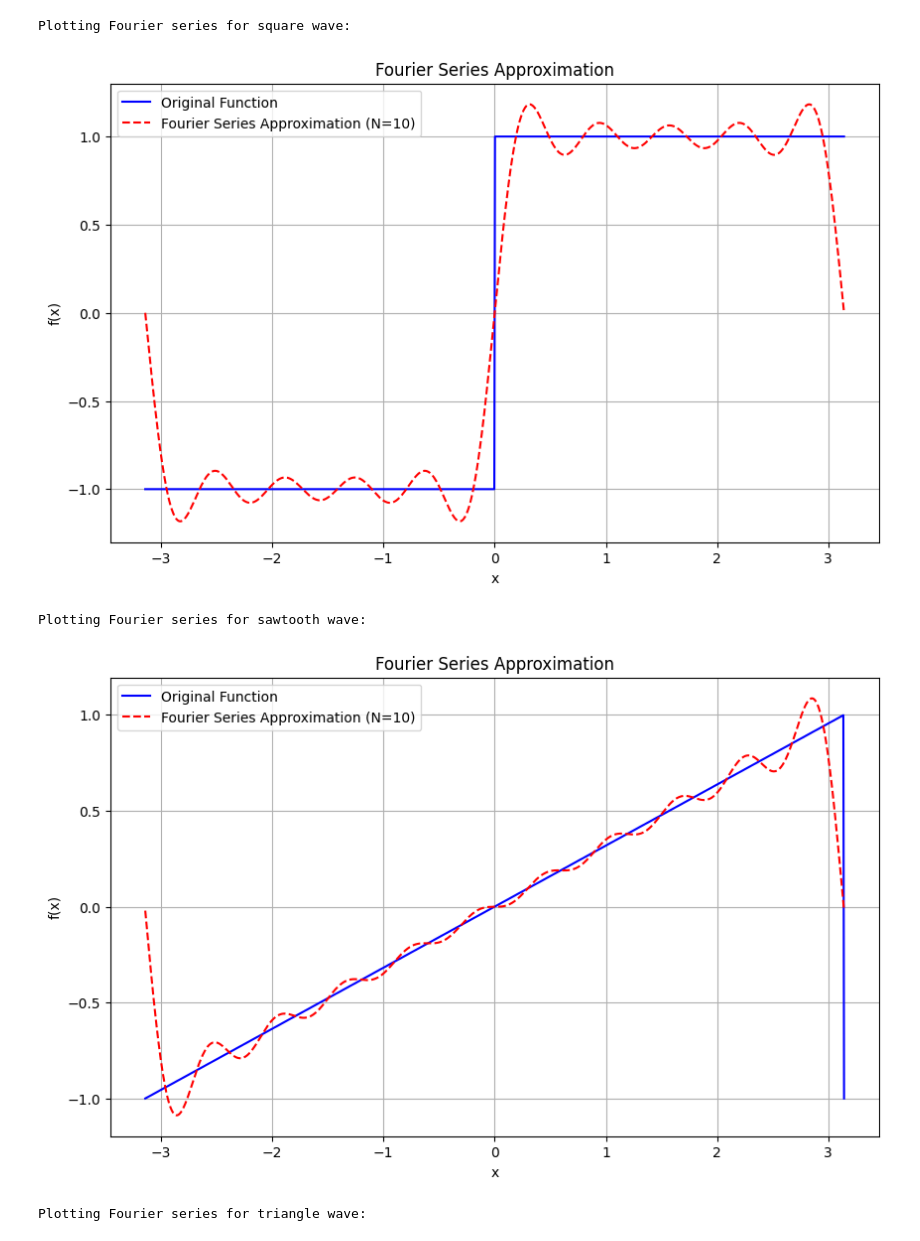
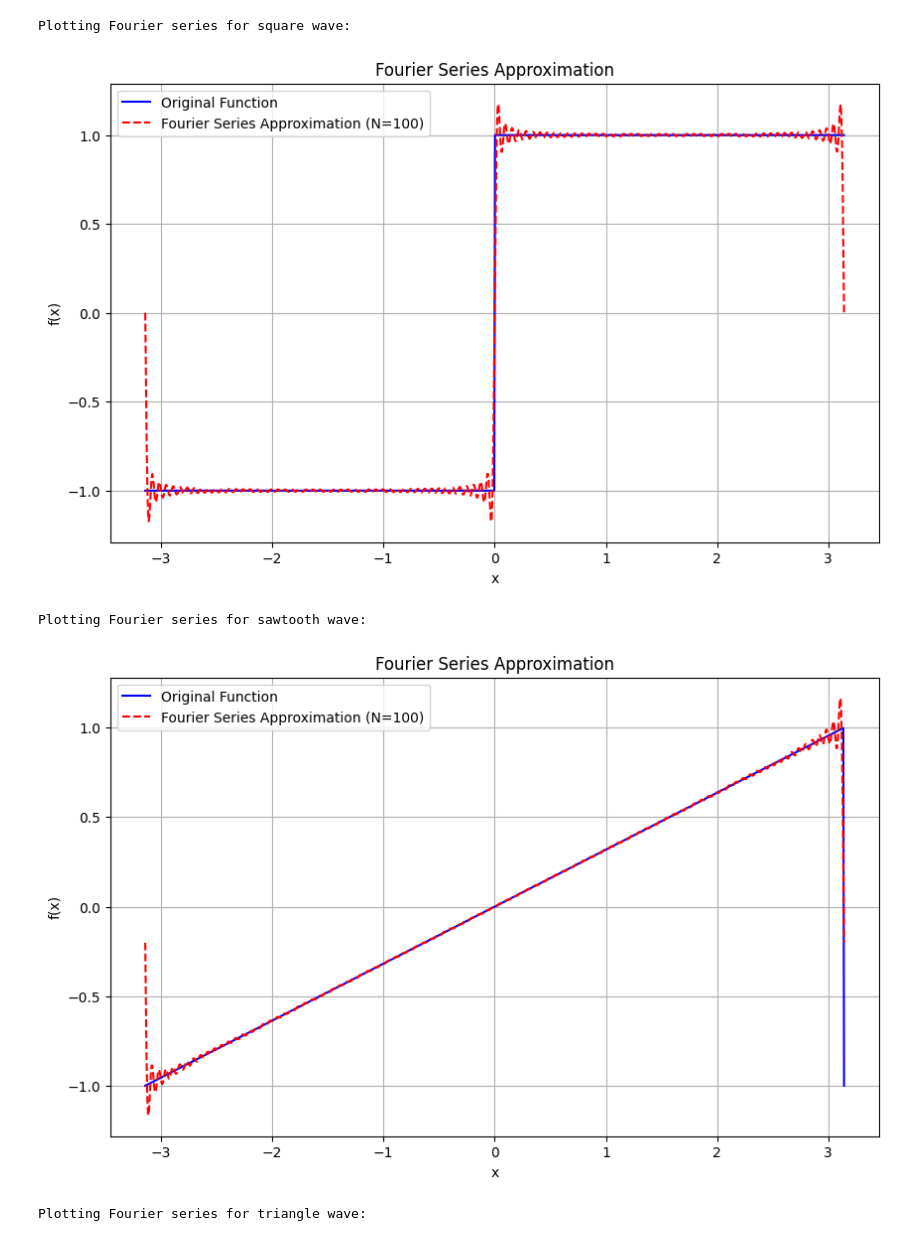
Before and after one commit to Shams-Simanto/CSE220, a Jupyter notebook: Offline2/Offline2.ipynb, the cells around one changed output. Saved outputs shown, nothing was run; the diff lists cells and outputs as text; code cells hidden in the pictures.

```diff
--- a/Offline2/Offline2.ipynb
+++ b/Offline2/Offline2.ipynb
@@ -173,34 +173,34 @@ def target_function(x, function_type="square"):
 
     elif function_type == "sine":
         # Pure sine wave
         return np.sin(x)
         #pass  # Implement this function
 
     elif function_type == "cosine":
         # Pure cosine wave
         return np.cos(x)
         #pass  # Implement this function
 
     else:
         raise ValueError("Invalid function_type. Choose from 'square', 'sawtooth', 'triangle', 'sine', or 'cosine'.")
 
 # Example of using these functions in the FourierSeries class
 if __name__ == "__main__":
     L = np.pi  # Half-period for all functions
-    terms = 10  # Number of terms in Fourier series
+    terms = 100  # Number of terms in Fourier series
 
     # Test each type of target function
     for function_type in ["square", "sawtooth", "triangle", "sine", "cosine"]:
         print(f"Plotting Fourier series for {function_type} wave:")
 
         # Define the target function dynamically
         fourier_series = FourierSeries(lambda x: target_function(x, function_type=function_type), L, terms)
 
         # Plot the Fourier series approximation
         fourier_series.plot()
 # %% [output]
 Plotting Fourier series for square wave:
-[figure, old version]
+[figure, new version]
 Plotting Fourier series for sawtooth wave:
-[figure, old version]
+[figure, new version]
 Plotting Fourier series for triangle wave:
```
Also changed, not shown: parts of 1 cell of this notebook, 15 other files.
